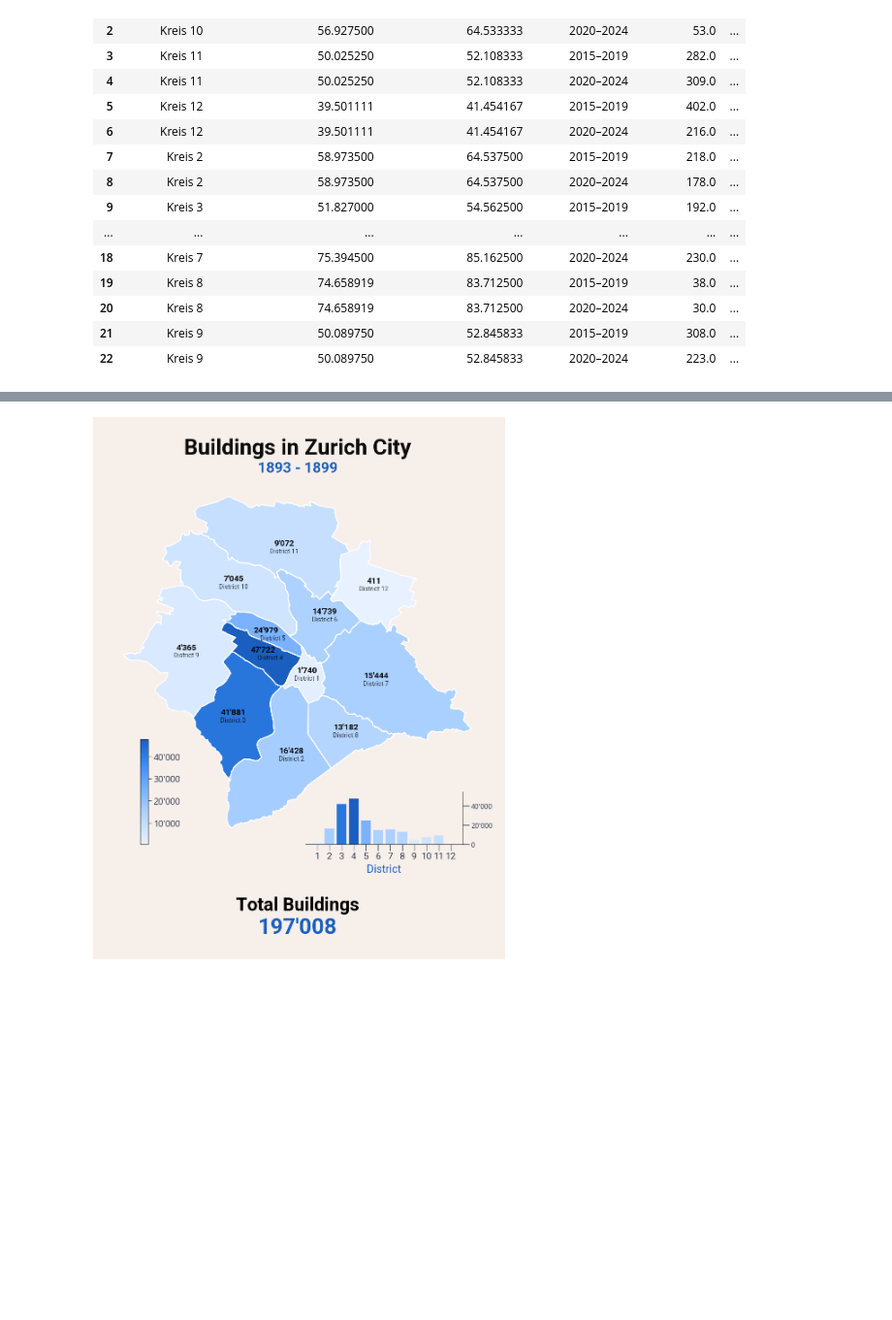
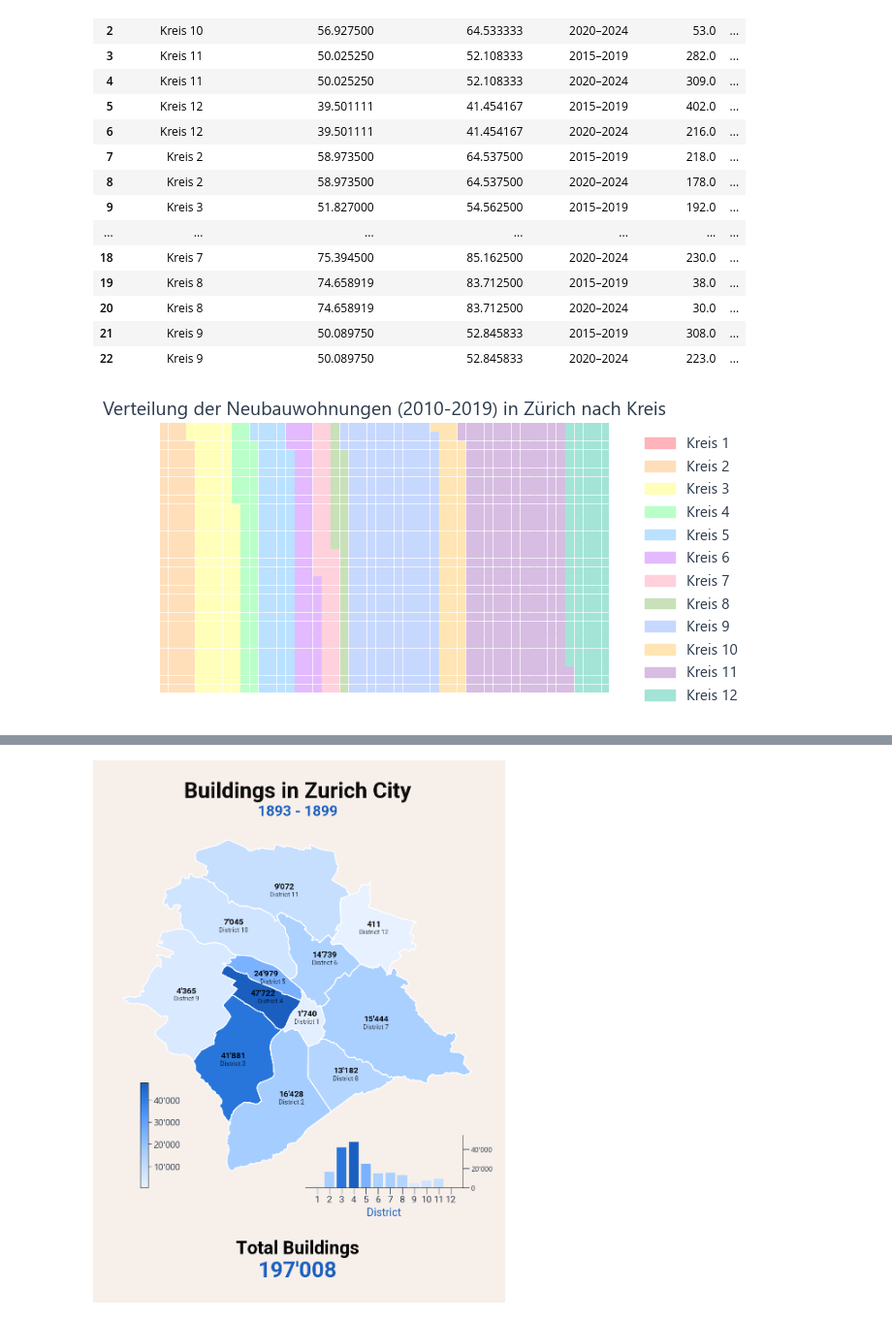
Before and after one commit to Prosdyimo/gdv, a Jupyter notebook: visualisizaion.ipynb, the cells around one changed output, grey strips where cells are left out. Shown at 97% size. Cells and saved outputs as stored; diff of their text form; code cells hidden in the pictures; blank space fills up the shorter version.

Commit message:
COMPARISON PLOT

```diff
--- a/visualisizaion.ipynb
+++ b/visualisizaion.ipynb
@@ -216,0 +247,45 @@ df_3 = df_3.rename(columns={
+# %%
+import matplotlib.pyplot as plt
+from pywaffle import Waffle
+
+colors = [
+    "#ffb3ba",  # Pastellrot
+    "#ffdfba",  # Pastellorange
+    "#ffffba",  # Pastellgelb
+    "#baffc9",  # Pastellgrün
+    "#bae1ff",  # Pastellblau
+    "#e3baff",  # Pastelllila
+    "#ffd1dc",  # Zartrosa
+    "#c8e1b8",  # Salbeigrün
+    "#c7d8ff",  # Perlblau
+    "#ffe5b4",  # Peach
+    "#d7bde2",  # Flieder
+    "#a3e4d7"   # Türkispastell
+]
+
+
+
+data = (
+    df_3[df_3["building_period"] == "2010 - 2019"]
+    .groupby(["district_name","district_sort"])["num_appartments"]
+    .sum()
+    .reset_index()
+    .sort_values("district_sort")
+    .set_index("district_name")["num_appartments"]
+)
+
+values = data.to_dict()
+
+plt.figure(
+    FigureClass=Waffle,
+    rows=30,
+    columns=50,
+    values=values,
+    colors=colors[:len(values)],  # falls weniger als 12 Kategorien
+    legend={'loc': 'upper left', 'bbox_to_anchor': (1.05, 1)}
+)
+plt.title("Verteilung der Neubauwohnungen (2010-2019) in Zürich nach Kreis")
+
+plt.show()
+# %% [output]
+[figure, added]
```
Also changed, not shown: parts of 2 cells of this notebook, 1 other file.
